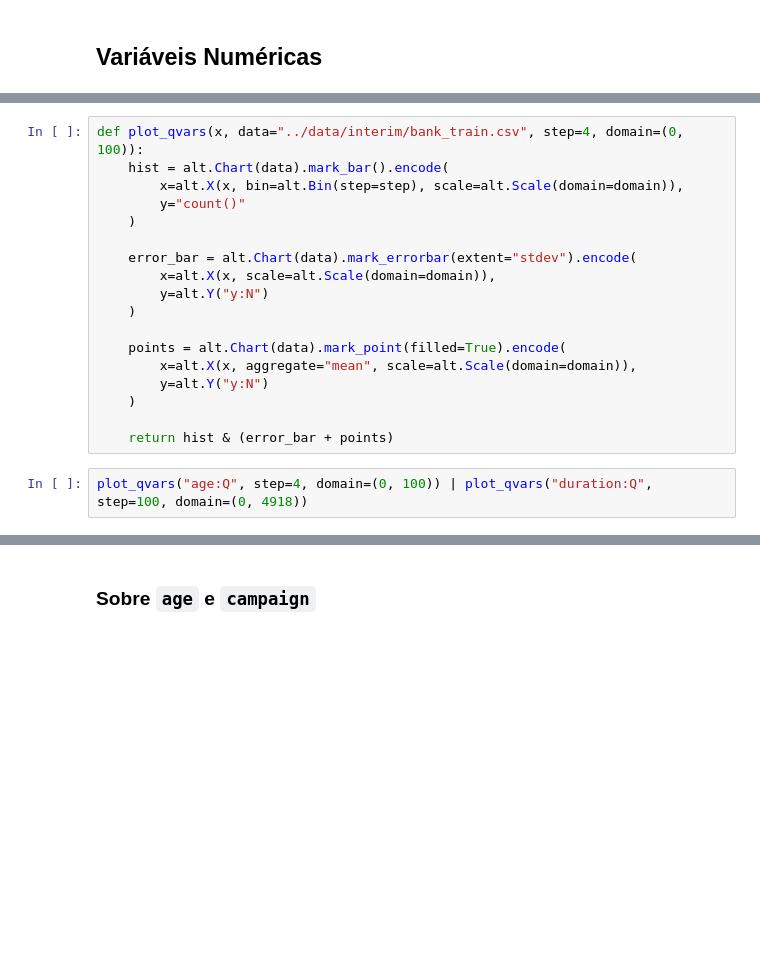
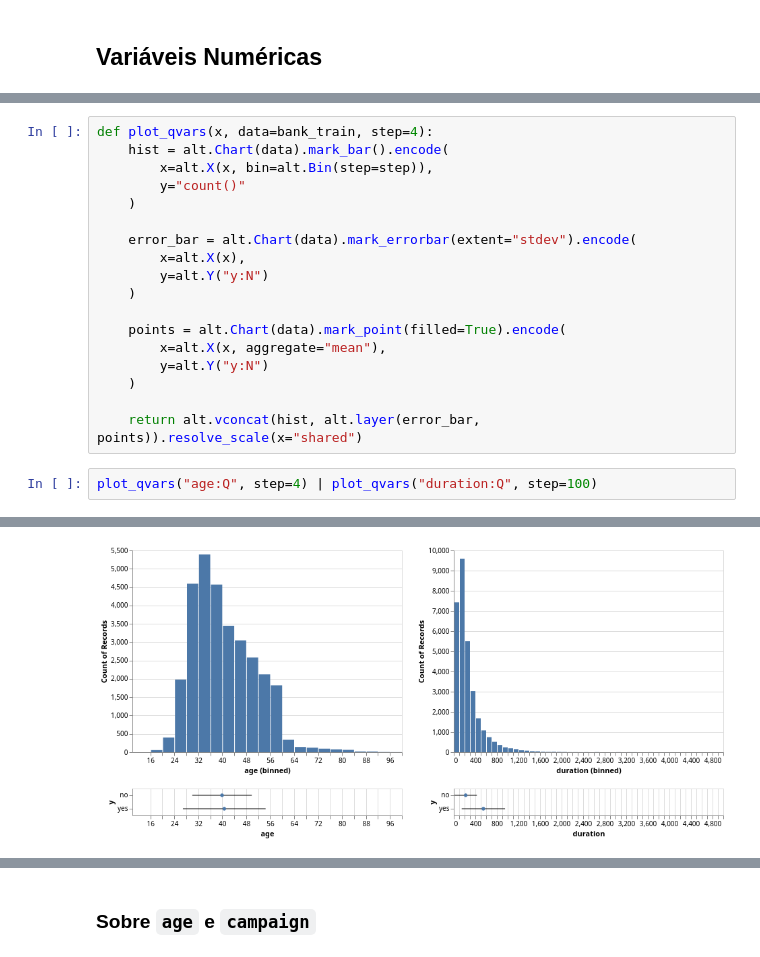
Before and after one commit to silasge/bank-marketing-classification, a Jupyter notebook: notebooks/1.0-data-exploration.ipynb, the cells around one changed output, grey strips where cells are left out. Drawn from its saved outputs; the diff is of its cells as text; blank space fills up the shorter version.

```diff
--- a/notebooks/1.0-data-exploration.ipynb
+++ b/notebooks/1.0-data-exploration.ipynb
@@ -65,21 +70,21 @@ bank_train.groupby("y").mean()
 # %%
-def plot_qvars(x, data="../data/interim/bank_train.csv", step=4, domain=(0, 100)):
+def plot_qvars(x, data=bank_train, step=4):
     hist = alt.Chart(data).mark_bar().encode(
-        x=alt.X(x, bin=alt.Bin(step=step), scale=alt.Scale(domain=domain)),
+        x=alt.X(x, bin=alt.Bin(step=step)),
         y="count()"
     )
 
     error_bar = alt.Chart(data).mark_errorbar(extent="stdev").encode(
-        x=alt.X(x, scale=alt.Scale(domain=domain)),
+        x=alt.X(x),
         y=alt.Y("y:N")
     )
 
     points = alt.Chart(data).mark_point(filled=True).encode(
-        x=alt.X(x, aggregate="mean", scale=alt.Scale(domain=domain)),
+        x=alt.X(x, aggregate="mean"),
         y=alt.Y("y:N")
     )
 
-    return hist & (error_bar + points)
+    return alt.vconcat(hist, alt.layer(error_bar, points)).resolve_scale(x="shared")
 # %%
-plot_qvars("age:Q", step=4, domain=(0, 100)) | plot_qvars("duration:Q", step=100, domain=(0, 4918))
+plot_qvars("age:Q", step=4) | plot_qvars("duration:Q", step=100)
 # %% [output]
@@ -87 +91,2 @@ plot_qvars("age:Q", step=4, domain=(0, 100)) | plot_qvars("duration:Q", step=100
+[figure, added]
 # %%
```
Also changed, not shown: parts of 26 cells of this notebook, 30 other files.
